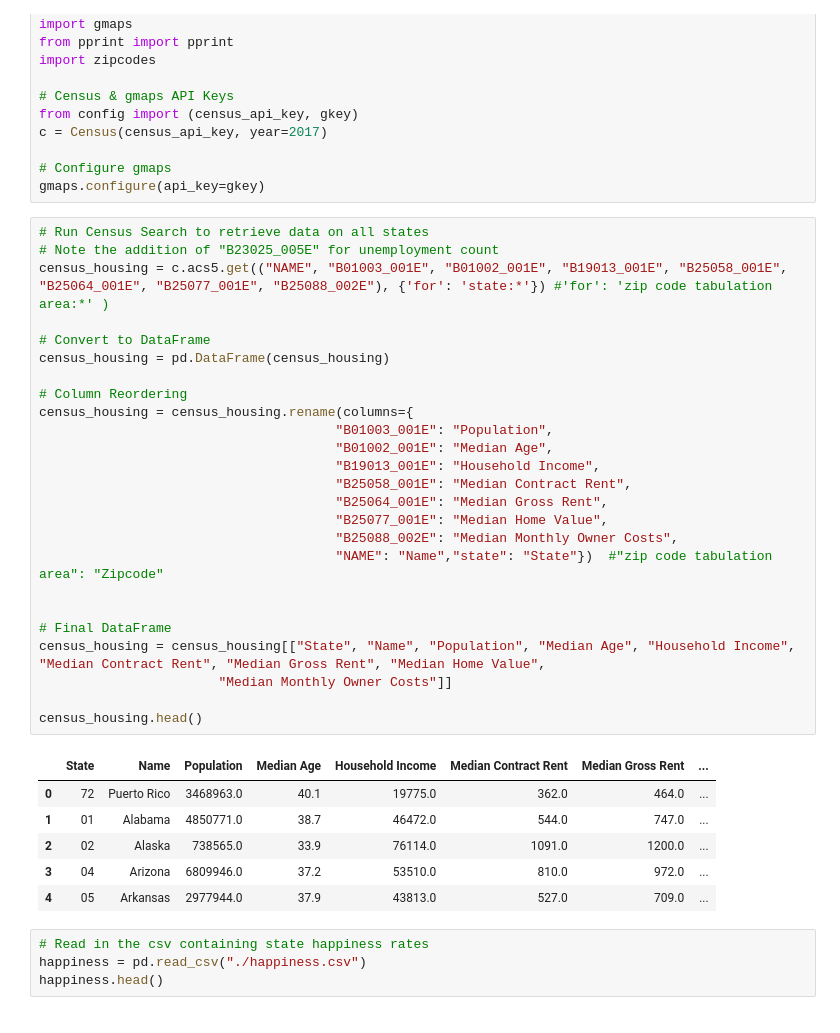
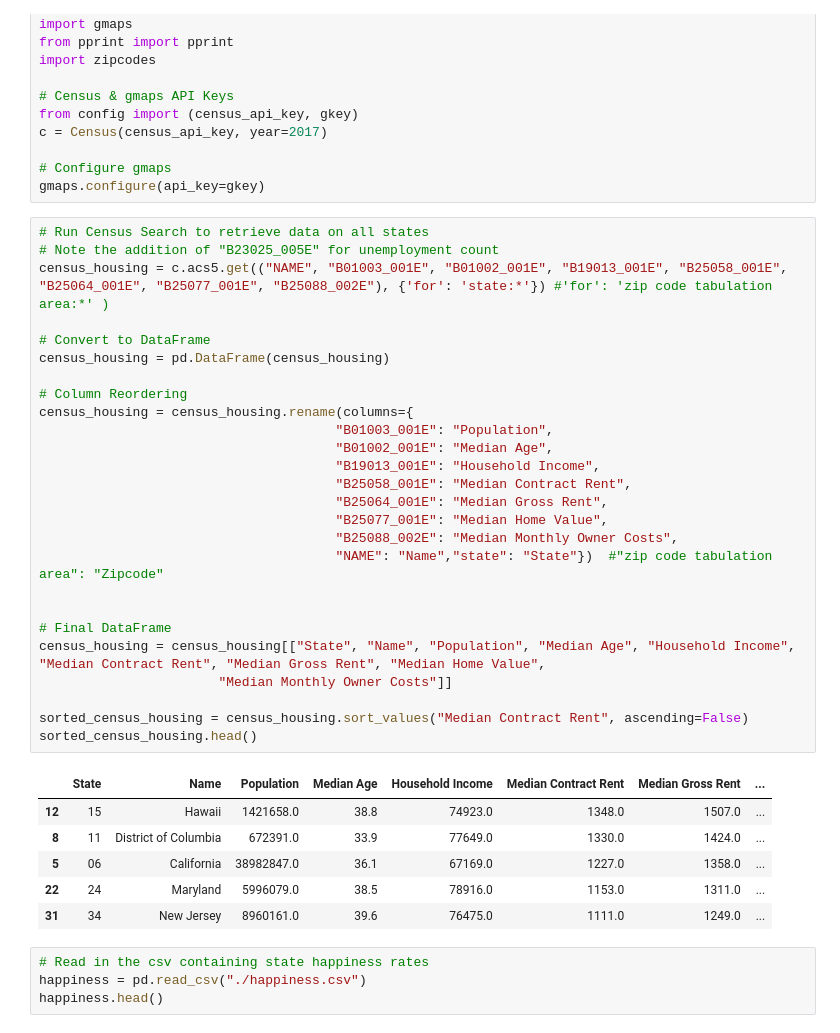
Before and after one commit to nandriychuk/best-places-to-live, a Jupyter notebook: census_happiness_correlations.ipynb, the cells around one changed output. Drawn from its saved outputs; the diff is of its cells as text.

```diff
--- a/census_happiness_correlations.ipynb
+++ b/census_happiness_correlations.ipynb
@@ -18,35 +18,36 @@ gmaps.configure(api_key=gkey)
 # %%
 # Run Census Search to retrieve data on all states
 # Note the addition of "B23025_005E" for unemployment count
 census_housing = c.acs5.get(("NAME", "B01003_001E", "B01002_001E", "B19013_001E", "B25058_001E", "B25064_001E", "B25077_001E", "B25088_002E"), {'for': 'state:*'}) #'for': 'zip code tabulation area:*' )
 
 # Convert to DataFrame
 census_housing = pd.DataFrame(census_housing)
 
 # Column Reordering
 census_housing = census_housing.rename(columns={
                                       "B01003_001E": "Population",
                                       "B01002_001E": "Median Age",
                                       "B19013_001E": "Household Income",
                                       "B25058_001E": "Median Contract Rent",
                                       "B25064_001E": "Median Gross Rent",
                                       "B25077_001E": "Median Home Value",
                                       "B25088_002E": "Median Monthly Owner Costs",
                                       "NAME": "Name","state": "State"})  #"zip code tabulation area": "Zipcode"
 
 
 # Final DataFrame
 census_housing = census_housing[["State", "Name", "Population", "Median Age", "Household Income", "Median Contract Rent", "Median Gross Rent", "Median Home Value",
                        "Median Monthly Owner Costs"]]
 
-census_housing.head()
+sorted_census_housing = census_housing.sort_values("Median Contract Rent", ascending=False)
+sorted_census_housing.head()
 # %% [output]
 |  | State | Name | Population | Median Age | Household Income | Median Contract Rent | Median Gross Rent | ... |
-| 0 | 72 | Puerto Rico | 3468963.0 | 40.1 | 19775.0 | 362.0 | 464.0 | ... |
-| 1 | 01 | Alabama | 4850771.0 | 38.7 | 46472.0 | 544.0 | 747.0 | ... |
-| 2 | 02 | Alaska | 738565.0 | 33.9 | 76114.0 | 1091.0 | 1200.0 | ... |
-| 3 | 04 | Arizona | 6809946.0 | 37.2 | 53510.0 | 810.0 | 972.0 | ... |
-| 4 | 05 | Arkansas | 2977944.0 | 37.9 | 43813.0 | 527.0 | 709.0 | ... |
+| 12 | 15 | Hawaii | 1421658.0 | 38.8 | 74923.0 | 1348.0 | 1507.0 | ... |
+| 8 | 11 | District of Columbia | 672391.0 | 33.9 | 77649.0 | 1330.0 | 1424.0 | ... |
+| 5 | 06 | California | 38982847.0 | 36.1 | 67169.0 | 1227.0 | 1358.0 | ... |
+| 22 | 24 | Maryland | 5996079.0 | 38.5 | 78916.0 | 1153.0 | 1311.0 | ... |
+| 31 | 34 | New Jersey | 8960161.0 | 39.6 | 76475.0 | 1111.0 | 1249.0 | ... |
 # %%
 # Read in the csv containing state happiness rates
 happiness = pd.read_csv("./happiness.csv")
```
Also changed, not shown: parts of 4 cells of this notebook, 2 other files.
